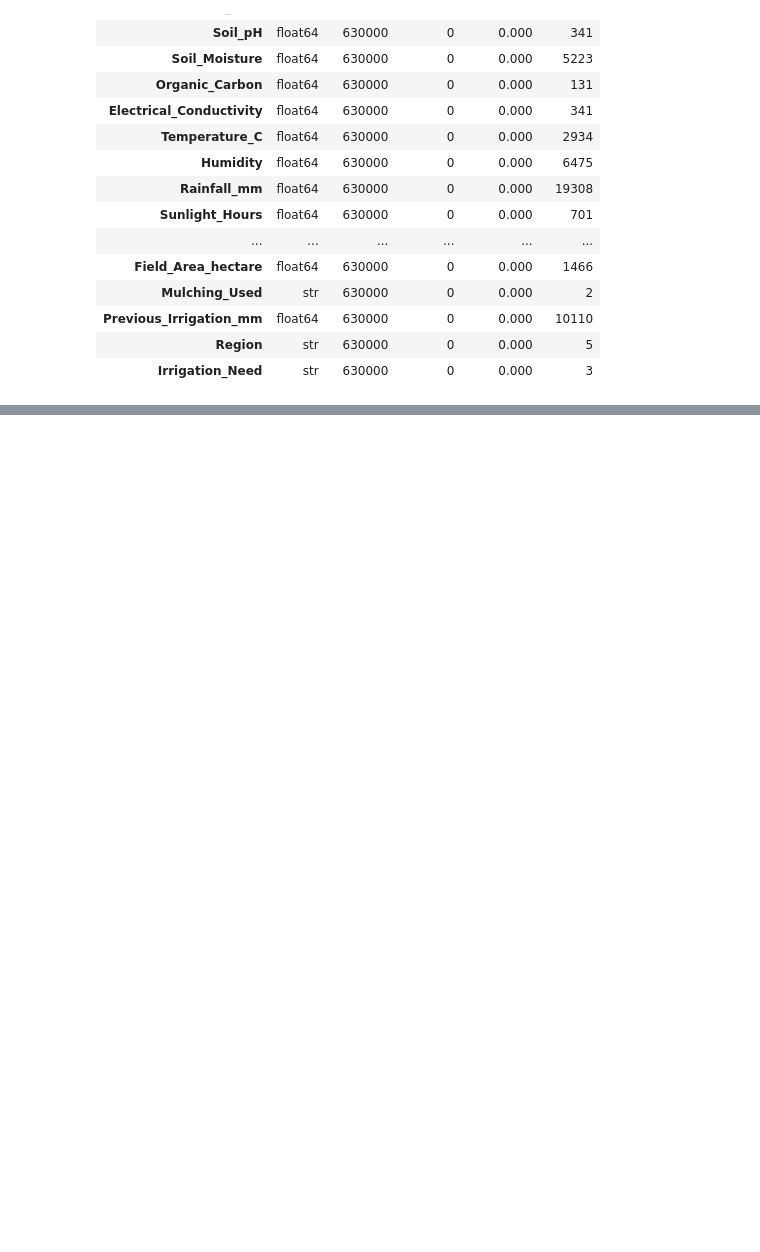
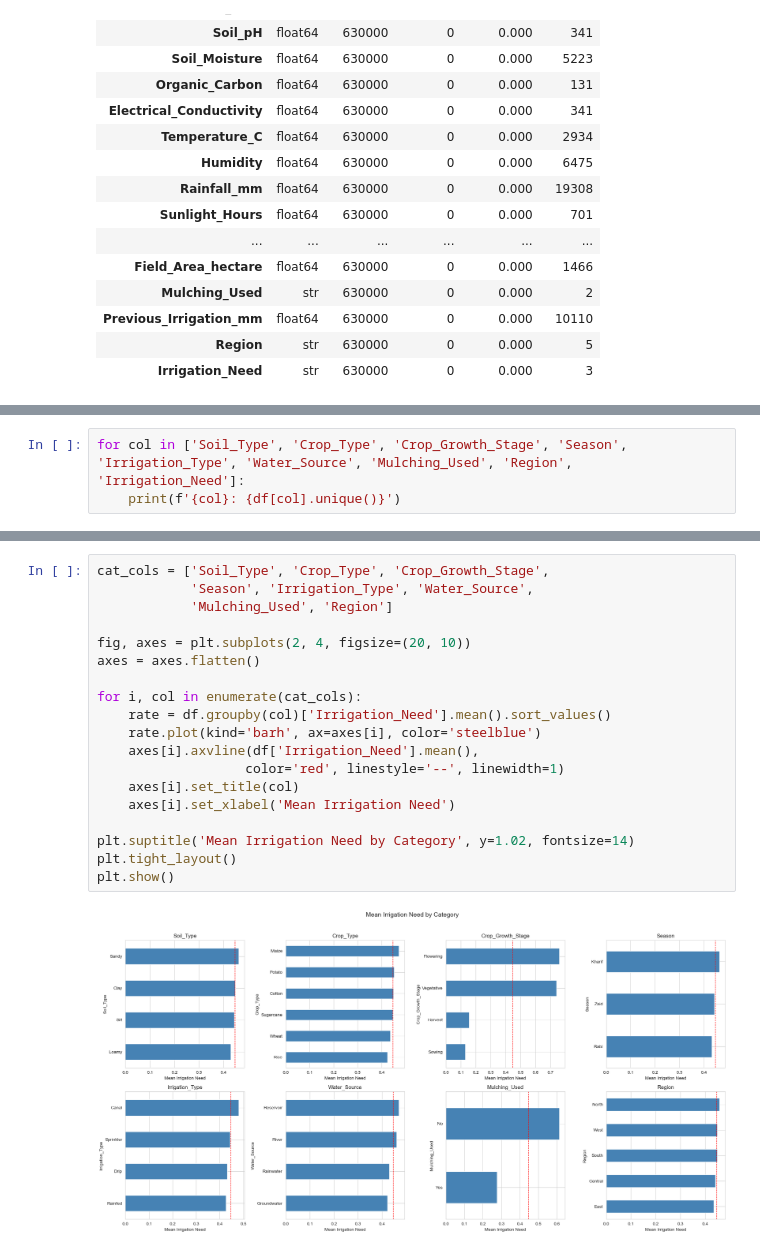
Before and after one commit to de-lazurenko/kaggle-playground-irrigation-prediction, a Jupyter notebook: eda_and_feature_enggineering.ipynb, the cells around one changed output, grey strips where cells are left out. Cells and saved outputs as stored; diff of their text form; blank space fills up the shorter version.

```diff
--- a/eda_and_feature_enggineering.ipynb
+++ b/eda_and_feature_enggineering.ipynb
@@ -85,0 +132,3 @@ quick_eda(df)
+# %%
+for col in ['Soil_Type', 'Crop_Type', 'Crop_Growth_Stage', 'Season', 'Irrigation_Type', 'Water_Source', 'Mulching_Used', 'Region', 'Irrigation_Need']:
+    print(f'{col}: {df[col].unique()}')
@@ -85,0 +249,21 @@ quick_eda(df)
+# %%
+cat_cols = ['Soil_Type', 'Crop_Type', 'Crop_Growth_Stage',
+            'Season', 'Irrigation_Type', 'Water_Source',
+            'Mulching_Used', 'Region']
+
+fig, axes = plt.subplots(2, 4, figsize=(20, 10))
+axes = axes.flatten()
+
+for i, col in enumerate(cat_cols):
+    rate = df.groupby(col)['Irrigation_Need'].mean().sort_values()
+    rate.plot(kind='barh', ax=axes[i], color='steelblue')
+    axes[i].axvline(df['Irrigation_Need'].mean(),
+                   color='red', linestyle='--', linewidth=1)
+    axes[i].set_title(col)
+    axes[i].set_xlabel('Mean Irrigation Need')
+
+plt.suptitle('Mean Irrigation Need by Category', y=1.02, fontsize=14)
+plt.tight_layout()
+plt.show()
+# %% [output]
+[figure, added]
```
Also changed, not shown: parts of 38 cells of this notebook, 1 other file.
